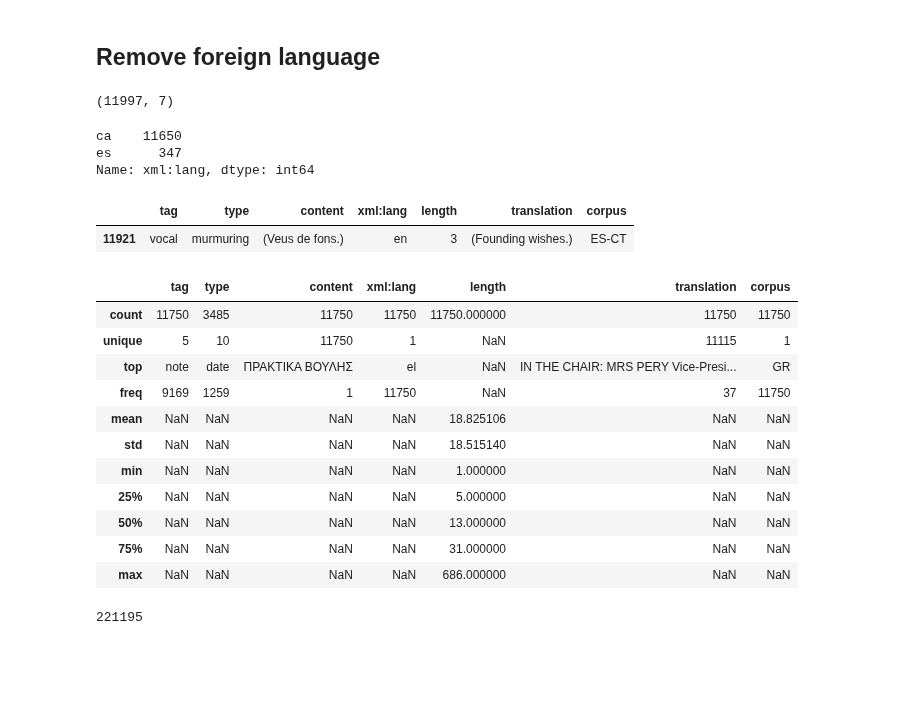
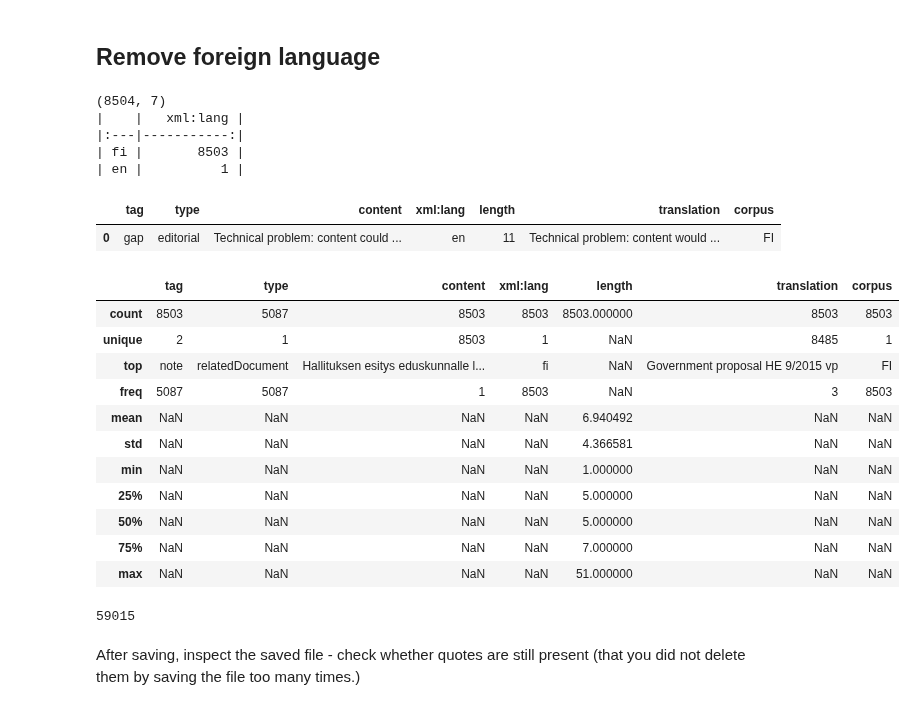
Before and after one commit to TajaKuzman/Parlamint-translation, a Jupyter notebook: 8-inspect-and-finalize-notes.ipynb, the cells around one changed output. Drawn from its saved outputs; the diff is of its cells as text; code cells hidden in the pictures; blank space fills up the shorter version.

```diff
--- a/8-inspect-and-finalize-notes.ipynb
+++ b/8-inspect-and-finalize-notes.ipynb
@@ -9,10 +9,12 @@ import pandas as pd
 import csv
 # %%
 # Define the lang code
-lang_code = "ES-CT"
+lang_code = "FI"
 
 # Define final path
-final_path = "/home/tajak/Parlamint-translation/Note-translation/Final-data-CSV/ParlaMint-{}.notes.translated.tsv".format(lang_code)
+final_path = "/home/tajak/Parlamint-translation/Note-translation/Final-data-CSV/ParlaMint-{}.notes.translated.ana.tsv".format(lang_code)
+
+temp_path = "/home/tajak/Parlamint-translation/Note-translation/Final-data-CSV/before-sorting/ParlaMint-{}.notes.translated-before-sorting.ana.csv".format(lang_code)
 # %%
 # Open the dataframe
 df = pd.read_csv(final_path, sep="\t")
@@ -74,39 +71,42 @@ df.head(20)
 # %%
 # Inspect whether there is any additional language
 print(df.shape)
-df["xml:lang"].value_counts()
+print(df["xml:lang"].value_counts().to_markdown())
 # %% [output]
-(11997, 7)
+(8504, 7)
+|    |   xml:lang |
+|:---|-----------:|
+| fi |       8503 |
+| en |          1 |
-ca    11650
-es      347
-Name: xml:lang, dtype: int64
 # %%
 df[df["xml:lang"] == "en"]
 # %% [output]
 |  | tag | type | content | xml:lang | length | translation | corpus |
-| 11921 | vocal | murmuring | (Veus de fons.) | en | 3 | (Founding wishes.) | ES-CT |
+| 0 | gap | editorial | Technical problem: content could ... | en | 11 | Technical problem: content would ... | FI |
 # %%
 # Remove instances that are in non-target language
-df = df[df["xml:lang"] == "el"]
+df = df[df["xml:lang"] == "fi"]
 
 # Inspect the results
 df.describe(include="all")
 # %% [output]
 |  | tag | type | content | xml:lang | length | translation | corpus |
-| count | 11750 | 3485 | 11750 | 11750 | 11750.000000 | 11750 | 11750 |
-| unique | 5 | 10 | 11750 | 1 | NaN | 11115 | 1 |
-| top | note | date | ΠΡΑΚΤΙΚΑ ΒΟΥΛΗΣ | el | NaN | IN THE CHAIR: MRS PERY Vice-Presi... | GR |
-| freq | 9169 | 1259 | 1 | 11750 | NaN | 37 | 11750 |
-| mean | NaN | NaN | NaN | NaN | 18.825106 | NaN | NaN |
-| std | NaN | NaN | NaN | NaN | 18.515140 | NaN | NaN |
+| count | 8503 | 5087 | 8503 | 8503 | 8503.000000 | 8503 | 8503 |
+| unique | 2 | 1 | 8503 | 1 | NaN | 8485 | 1 |
+| top | note | relatedDocument | Hallituksen esitys eduskunnalle l... | fi | NaN | Government proposal HE 9/2015 vp | FI |
+| freq | 5087 | 5087 | 1 | 8503 | NaN | 3 | 8503 |
+| mean | NaN | NaN | NaN | NaN | 6.940492 | NaN | NaN |
+| std | NaN | NaN | NaN | NaN | 4.366581 | NaN | NaN |
 | min | NaN | NaN | NaN | NaN | 1.000000 | NaN | NaN |
 | 25% | NaN | NaN | NaN | NaN | 5.000000 | NaN | NaN |
-| 50% | NaN | NaN | NaN | NaN | 13.000000 | NaN | NaN |
-| 75% | NaN | NaN | NaN | NaN | 31.000000 | NaN | NaN |
-| max | NaN | NaN | NaN | NaN | 686.000000 | NaN | NaN |
+| 50% | NaN | NaN | NaN | NaN | 5.000000 | NaN | NaN |
+| 75% | NaN | NaN | NaN | NaN | 7.000000 | NaN | NaN |
+| max | NaN | NaN | NaN | NaN | 51.000000 | NaN | NaN |
 # %%
 df.length.sum()
 # %% [output]
-221195
+59015
 # %%
 df.to_csv("{}".format(final_path), index=False, sep="\t", quoting=csv.QUOTE_NONE, quotechar="",  escapechar="\\")
+# %% [markdown]
+After saving, inspect the saved file - check whether quotes are still present (that you did not delete them by saving the file too many times.)
```
Also changed, not shown: parts of 4 cells of this notebook, 20 other files.
